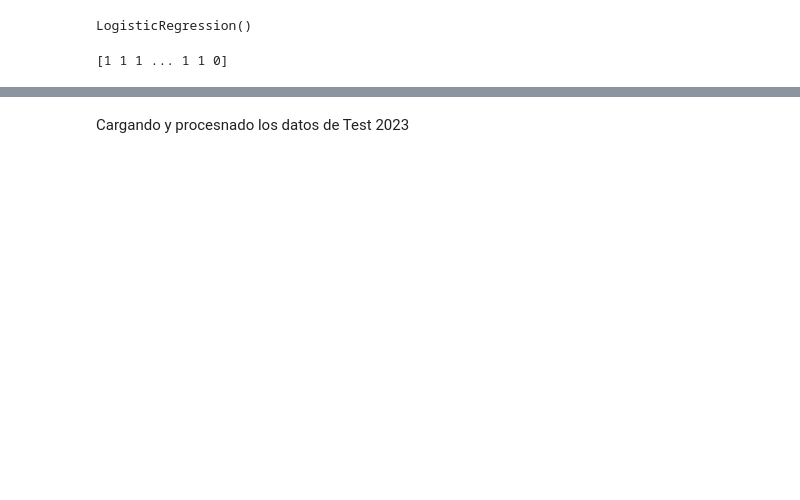
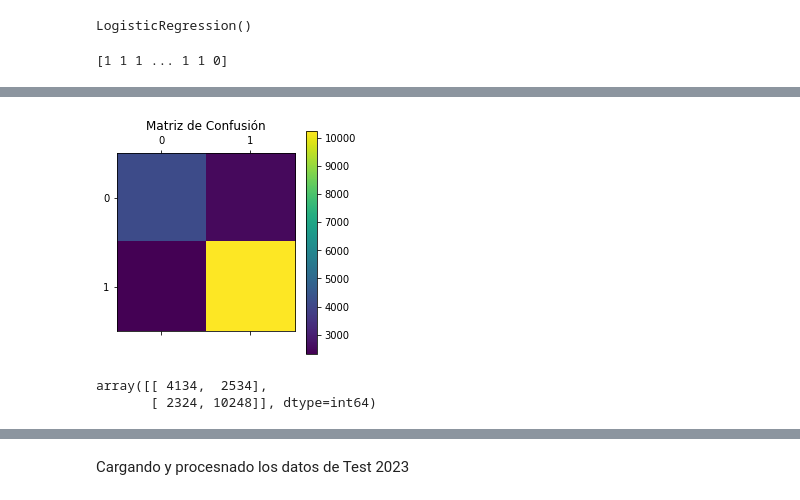
Before and after one commit to Sandraanalytics/latinka, a Jupyter notebook: class.ipynb, the cells around one changed output, grey strips where cells are left out. Cells and saved outputs as stored; diff of their text form; code cells hidden in the pictures; blank space fills up the shorter version.

Commit message:
matriz confusion

```diff
--- a/class.ipynb
+++ b/class.ipynb
@@ -222,0 +219,16 @@ print(prob_test_data)
+# %%
+#Matriz de confusion
+from sklearn.metrics import confusion_matrix
+import pylab as pl
+cm = confusion_matrix(Y_test, test_data)
+pl.matshow(cm)
+pl.title('Matriz de Confusión')
+pl.colorbar()
+pl.show()
+# %% [output]
+[figure, added]
+# %%
+cm
+# %% [output]
+array([[ 4134,  2534],
+       [ 2324, 10248]], dtype=int64)
```
Also changed, not shown: parts of 4 cells of this notebook.
